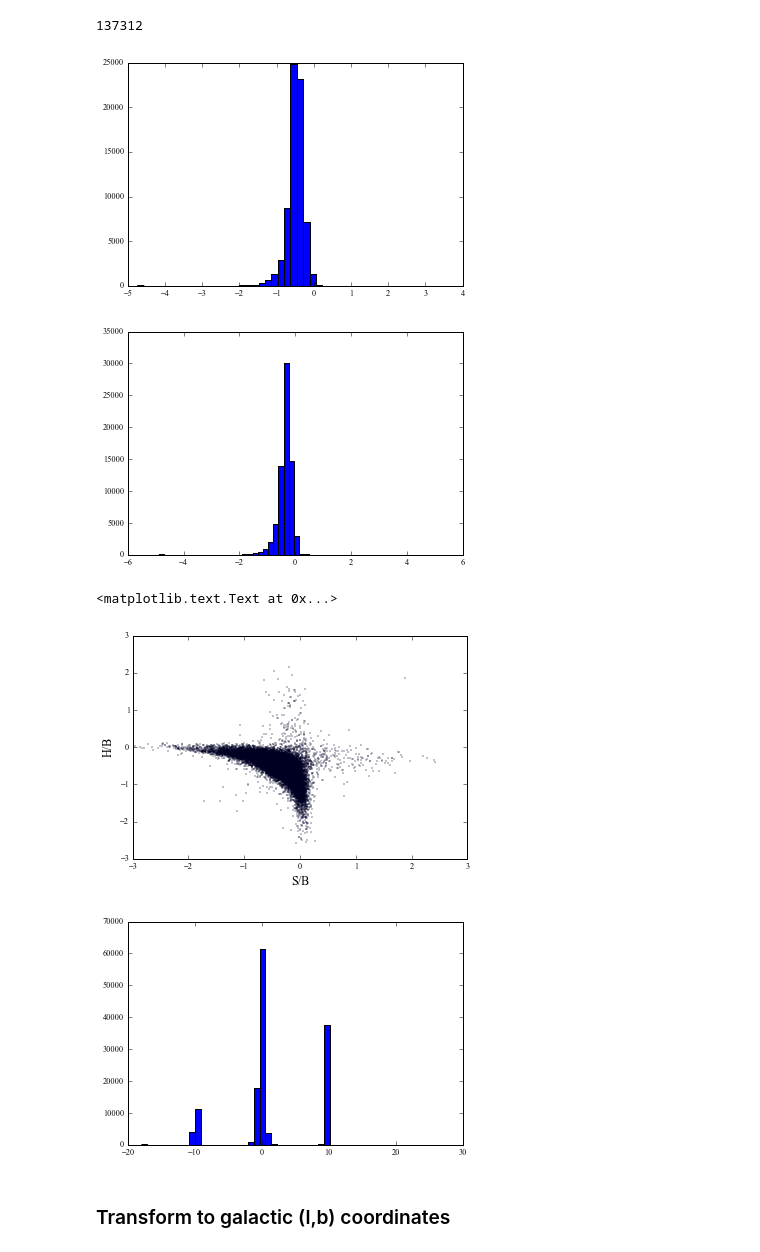
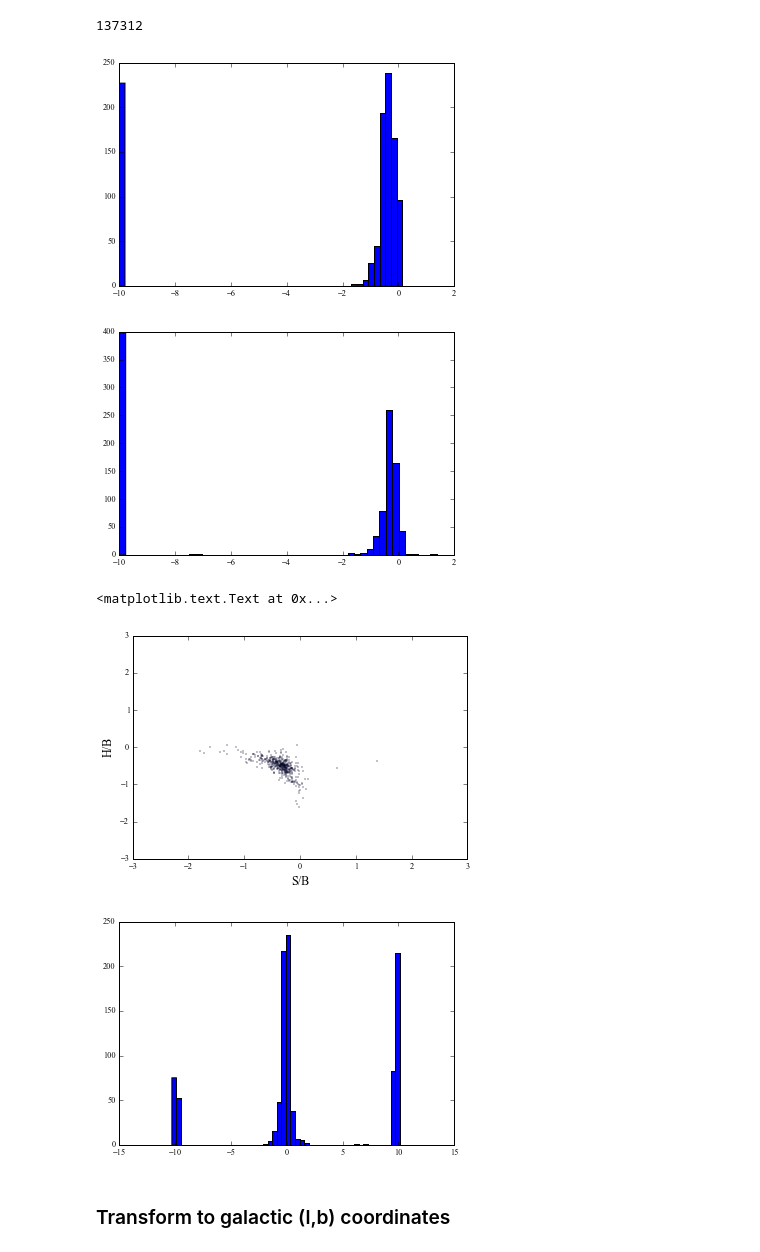
Before and after one commit to eblur/CSC_ML, a Jupyter notebook: ML_test.ipynb, the cells around one changed output. Saved outputs shown, nothing was run; the diff lists cells and outputs as text; code cells hidden in the pictures.

```diff
--- a/ML_test.ipynb
+++ b/ML_test.ipynb
@@ -7,0 +12,3 @@ import matplotlib.pyplot as plt
+# %%
+rand_data = ascii.read('random_objects.txt')
+irand     = rand_data['index']
@@ -43,26 +60,26 @@ print(len(ii))
 # %% [output]
 137312
 # %%
-x = plt.hist(np.log10(h_ratio[ii]), 50)
+x = plt.hist(np.log10(h_ratio[irand]), 50)
 # %% [output]
-[figure, old version]
+[figure, new version]
 # %%
-x = plt.hist(np.log10(s_ratio[ii]), 50)
+x = plt.hist(np.log10(s_ratio[irand]), 50)
 # %% [output]
-[figure, old version]
+[figure, new version]
 # %%
-plt.scatter(np.log10(s_ratio[ii]), np.log10(h_ratio[ii]), marker='.', s=3, alpha=0.3)
+plt.scatter(np.log10(s_ratio[irand]), np.log10(h_ratio[irand]), marker='.', s=3, alpha=0.3)
 plt.xlim(-3,3)
 plt.ylim(-3,3)
 plt.xlabel("S/B")
 plt.ylabel("H/B")
 # %% [output]
 <matplotlib.text.Text at 0x...>
-[figure, old version]
+[figure, new version]
 # %%
-x = plt.hist(np.log10(h_ratio/s_ratio), 50)
+x = plt.hist(np.log10(h_ratio[irand]/s_ratio[irand]), 50)
 # %% [output]
-[figure, old version]
+[figure, new version]
 # %% [markdown]
 ### Transform to galactic (l,b) coordinates
 # %%
```
Also changed, not shown: parts of 10 cells of this notebook, 1 other file.
